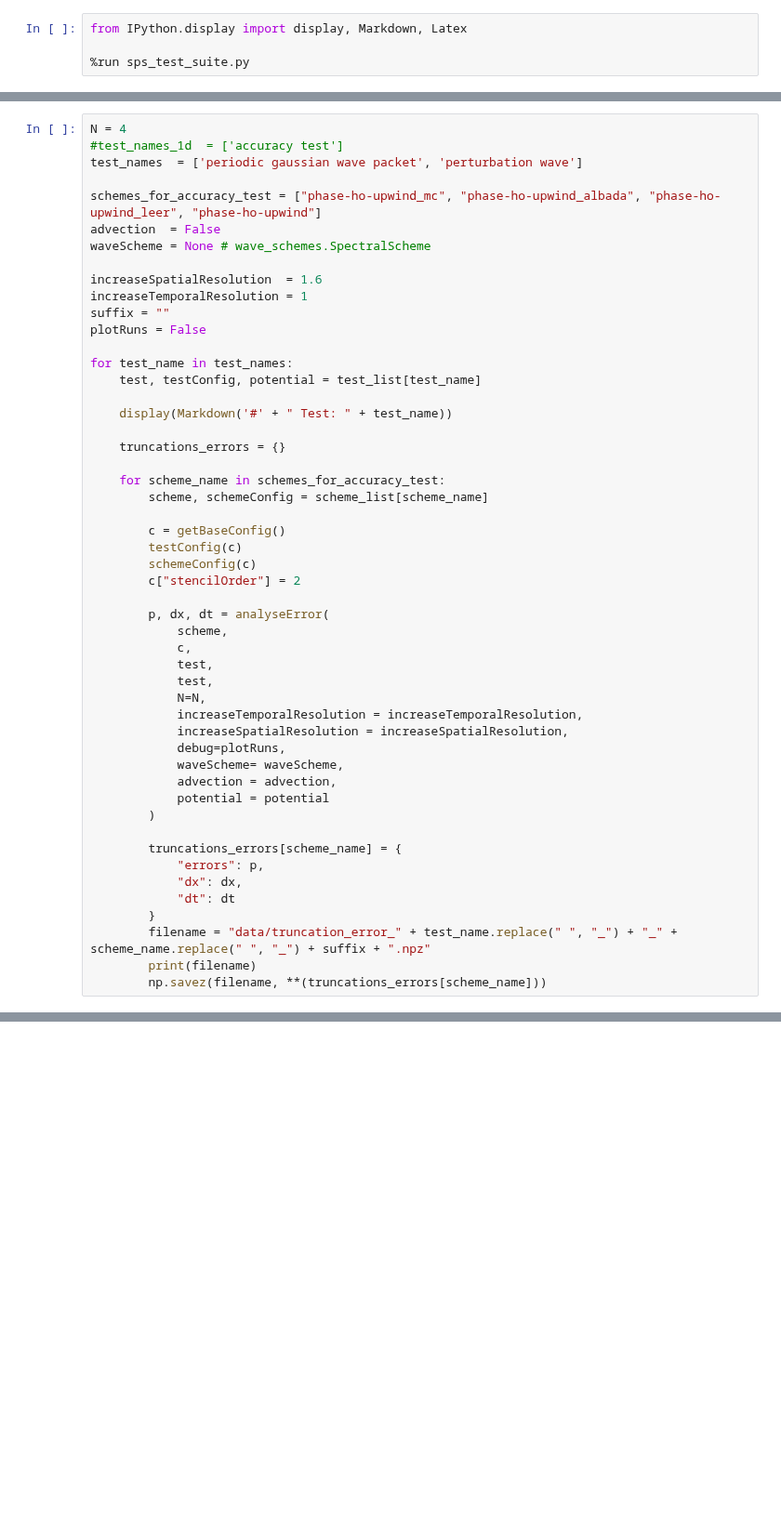
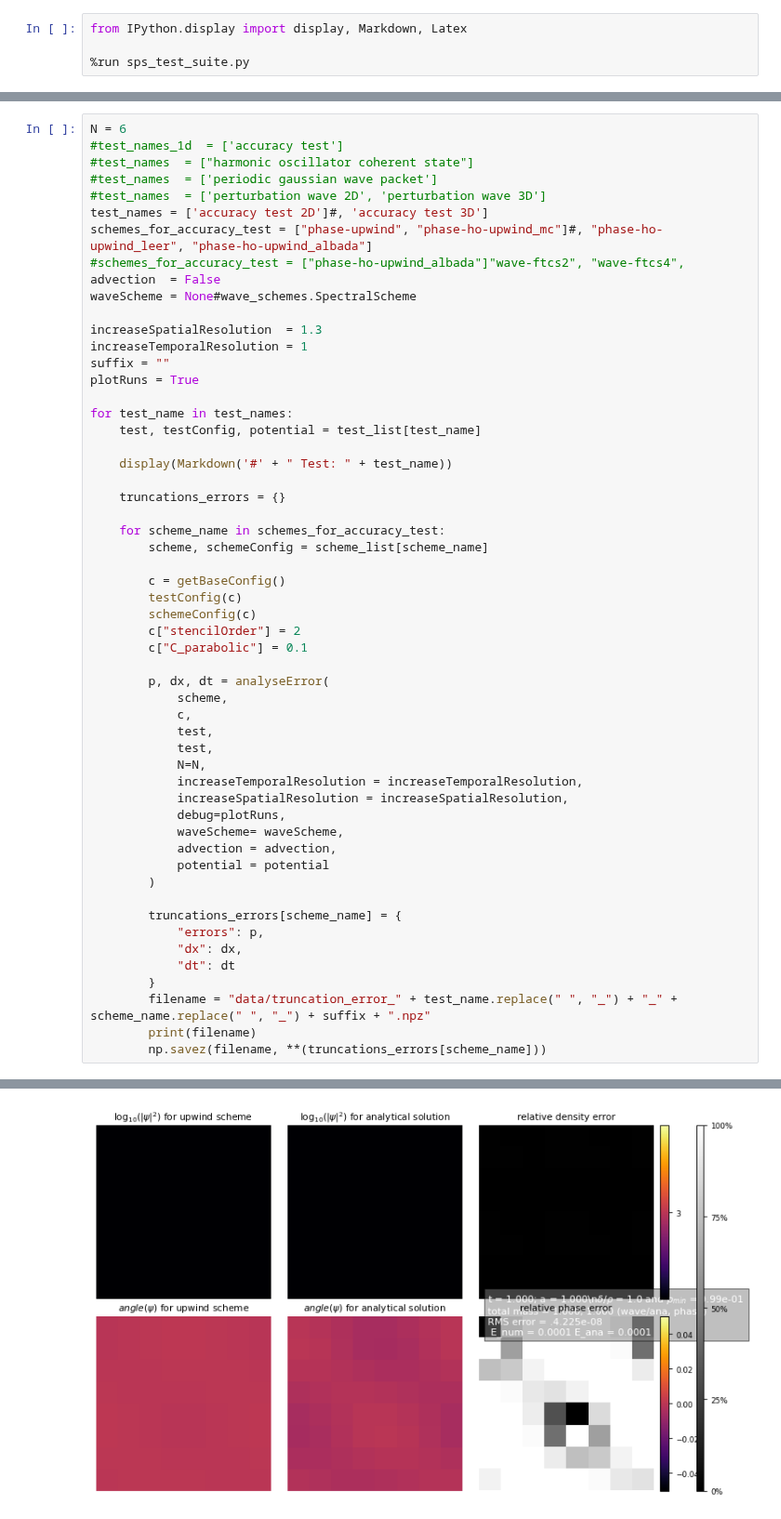
Before and after one commit to KunkelAlexander/fdm-hybrid-scheme, a Jupyter notebook: accuracy_analysis.ipynb, the cells around one changed output, grey strips where cells are left out. Shown at 93% size. Cells and saved outputs as stored; diff of their text form; blank space fills up the shorter version.

Commit message:
Add more accuracy plots

```diff
--- a/accuracy_analysis.ipynb
+++ b/accuracy_analysis.ipynb
@@ -78,18 +73,21 @@ def analyseError(
 
     return error, resolutions, average_timesteps
 # %%
-N = 4
+N = 6
 #test_names_1d  = ['accuracy test']
-test_names  = ['periodic gaussian wave packet', 'perturbation wave']
+#test_names  = ["harmonic oscillator coherent state"]
+#test_names  = ['periodic gaussian wave packet']
+#test_names  = ['perturbation wave 2D', 'perturbation wave 3D']
+test_names = ['accuracy test 2D']#, 'accuracy test 3D']
+schemes_for_accuracy_test = ["phase-upwind", "phase-ho-upwind_mc"]#, "phase-ho-upwind_leer", "phase-ho-upwind_albada"]
+#schemes_for_accuracy_test = ["phase-ho-upwind_albada"]"wave-ftcs2", "wave-ftcs4",
+advection  = False
+waveScheme = None#wave_schemes.SpectralScheme
 
-schemes_for_accuracy_test = ["phase-ho-upwind_mc", "phase-ho-upwind_albada", "phase-ho-upwind_leer", "phase-ho-upwind"]
-advection  = False
-waveScheme = None # wave_schemes.SpectralScheme
-
-increaseSpatialResolution  = 1.6
+increaseSpatialResolution  = 1.3
 increaseTemporalResolution = 1
 suffix = ""
-plotRuns = False
+plotRuns = True
 
 for test_name in test_names:
     test, testConfig, potential = test_list[test_name]
@@ -105,6 +103,7 @@ for test_name in test_names:
         testConfig(c)
         schemeConfig(c)
         c["stencilOrder"] = 2
+        c["C_parabolic"] = 0.1
 
         p, dx, dt = analyseError(
             scheme,
@@ -150,0 +137 @@ data/truncation_error_periodic_gaussian_wave_packet_phase-ho-upwind.npz
+[figure, added]
```
Also changed, not shown: parts of 2 cells of this notebook, 5 other files.
